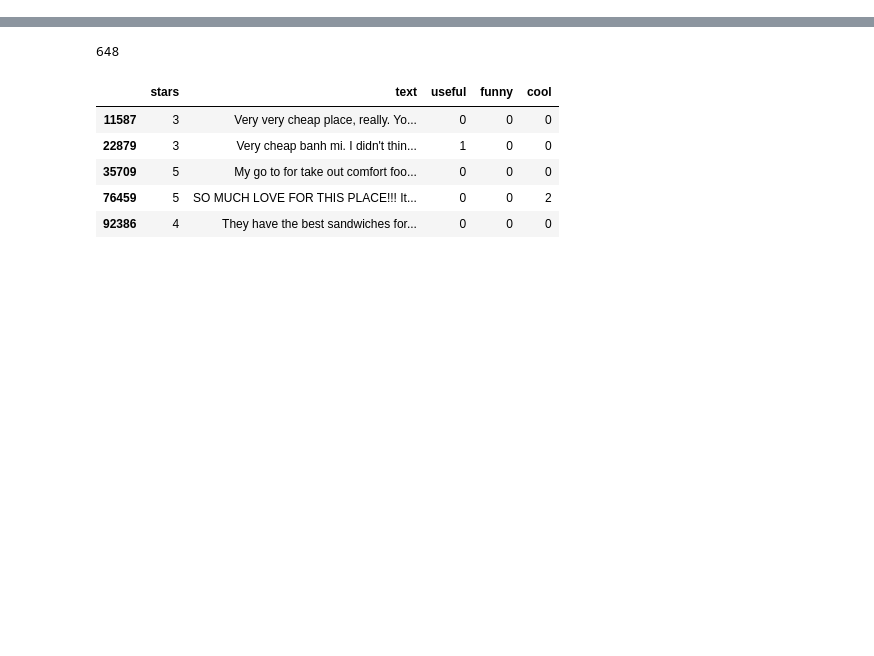
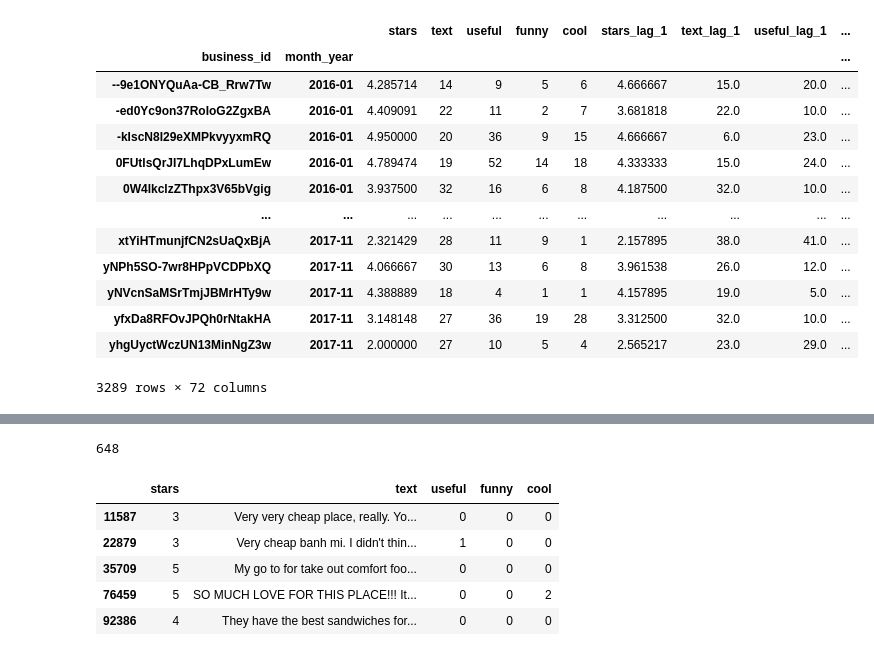
Before and after one commit to Joeyzect/Analytics_Edge_2022, a Jupyter notebook: notebooks/02-joseph-bert.ipynb, the cells around one changed output, grey strips where cells are left out. Saved outputs shown, nothing was run; the diff lists cells and outputs as text; code cells hidden in the pictures; blank space fills up the shorter version.

```diff
--- a/notebooks/02-joseph-bert.ipynb
+++ b/notebooks/02-joseph-bert.ipynb
@@ -9,0 +40,31 @@ from collections import Counter
+# %%
+next_month = make_lags(timeseries, [-1])
+next_month_avg_stars = next_month[(next_month.index.get_level_values(1) >= '2016-01') & (next_month.index.get_level_values(1) != '2017-12')][['stars_lag_-1']].rename(columns={'stars_lag_-1': 'next_month_avg_stars'})
+# %%
+final_lagged_df = pd.concat([lagged_df[(lagged_df.index.get_level_values(1) >= '2016-01') & (lagged_df.index.get_level_values(1) != '2017-12')], next_month_avg_stars], axis=1)
+# %%
+#attach business data
+
+businesses = pd.read_csv('../data/raw/yelp_business.csv')
+mybusinesses = businesses[businesses['business_id'].isin(review['business_id'])].reset_index(drop=True)
+# %%
+useful_vars = mybusinesses[['business_id', 'latitude', 'longitude', 'review_count']]
+
+final_df = final_lagged_df.reset_index().merge(useful_vars, on='business_id').set_index(['business_id', 'month_year']).sort_index(level=1)
+# %%
+final_df
+# %% [output]
+|  |  | stars | text | useful | funny | cool | stars_lag_1 | text_lag_1 | useful_lag_1 | ... |
+| business_id | month_year |  |  |  |  |  |  |  |  | ... |
+| --9e1ONYQuAa-CB_Rrw7Tw | 2016-01 | 4.285714 | 14 | 9 | 5 | 6 | 4.666667 | 15.0 | 20.0 | ... |
+| -ed0Yc9on37RoIoG2ZgxBA | 2016-01 | 4.409091 | 22 | 11 | 2 | 7 | 3.681818 | 22.0 | 10.0 | ... |
+| -kIscN8I29eXMPkvyyxmRQ | 2016-01 | 4.950000 | 20 | 36 | 9 | 15 | 4.666667 | 6.0 | 23.0 | ... |
+| 0FUtlsQrJI7LhqDPxLumEw | 2016-01 | 4.789474 | 19 | 52 | 14 | 18 | 4.333333 | 15.0 | 24.0 | ... |
+| 0W4lkclzZThpx3V65bVgig | 2016-01 | 3.937500 | 32 | 16 | 6 | 8 | 4.187500 | 32.0 | 10.0 | ... |
+| ... | ... | ... | ... | ... | ... | ... | ... | ... | ... | ... |
+| xtYiHTmunjfCN2sUaQxBjA | 2017-11 | 2.321429 | 28 | 11 | 9 | 1 | 2.157895 | 38.0 | 41.0 | ... |
+| yNPh5SO-7wr8HPpVCDPbXQ | 2017-11 | 4.066667 | 30 | 13 | 6 | 8 | 3.961538 | 26.0 | 12.0 | ... |
+| yNVcnSaMSrTmjJBMrHTy9w | 2017-11 | 4.388889 | 18 | 4 | 1 | 1 | 4.157895 | 19.0 | 5.0 | ... |
+| yfxDa8RFOvJPQh0rNtakHA | 2017-11 | 3.148148 | 27 | 36 | 19 | 28 | 3.312500 | 32.0 | 10.0 | ... |
+| yhgUyctWczUN13MinNgZ3w | 2017-11 | 2.000000 | 27 | 10 | 5 | 4 | 2.565217 | 23.0 | 29.0 | ... |
+3289 rows × 72 columns
```
Also changed, not shown: parts of 90 cells of this notebook.
